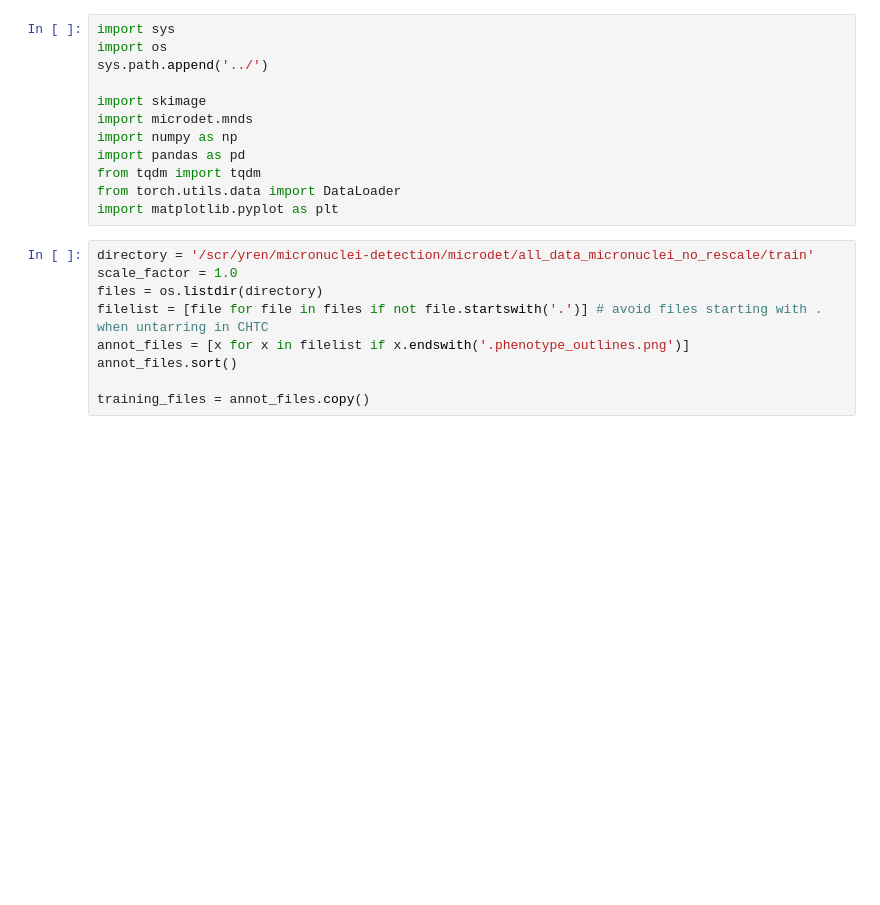
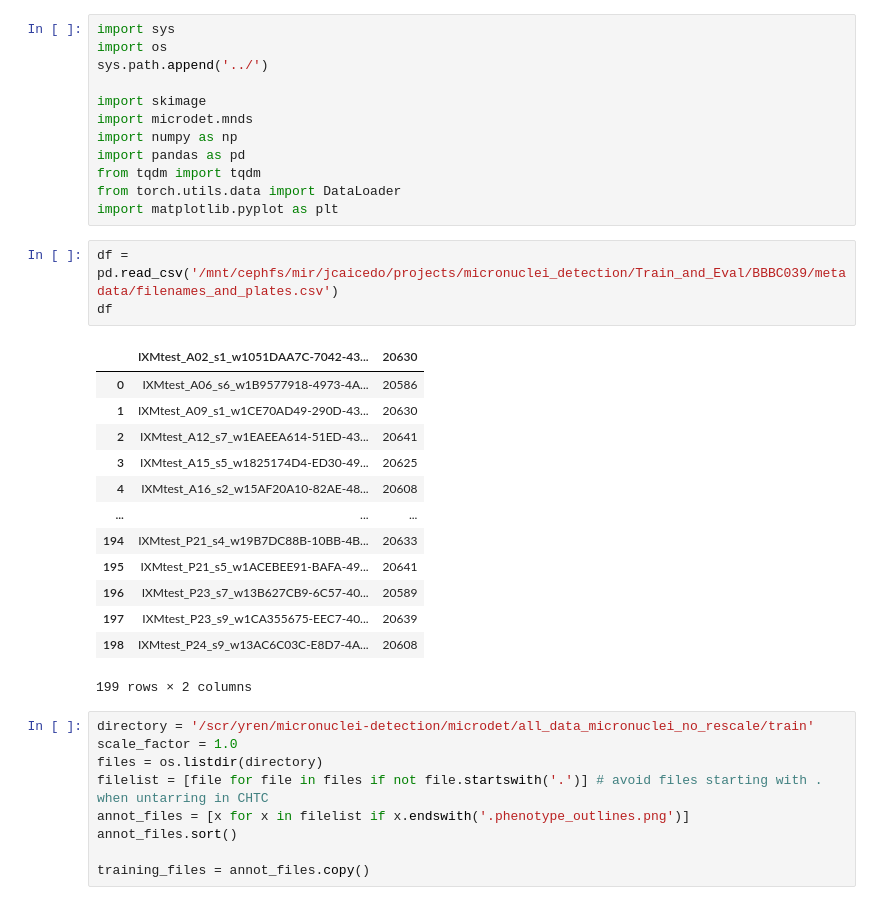
Before and after one commit to CaicedoLab/micronuclei-detection, a Jupyter notebook: notebooks/test_dataset.ipynb, the cells around one changed output. Drawn from its saved outputs; the diff is of its cells as text; blank space fills up the shorter version.

```diff
--- a/notebooks/test_dataset.ipynb
+++ b/notebooks/test_dataset.ipynb
@@ -10,6 +10,23 @@ import pandas as pd
 from tqdm import tqdm
 from torch.utils.data import DataLoader
 import matplotlib.pyplot as plt
+# %%
+df = pd.read_csv('/mnt/cephfs/mir/jcaicedo/projects/micronuclei_detection/Train_and_Eval/BBBC039/metadata/filenames_and_plates.csv')
+df
+# %% [output]
+|  | IXMtest_A02_s1_w1051DAA7C-7042-43... | 20630 |
+| 0 | IXMtest_A06_s6_w1B9577918-4973-4A... | 20586 |
+| 1 | IXMtest_A09_s1_w1CE70AD49-290D-43... | 20630 |
+| 2 | IXMtest_A12_s7_w1EAEEA614-51ED-43... | 20641 |
+| 3 | IXMtest_A15_s5_w1825174D4-ED30-49... | 20625 |
+| 4 | IXMtest_A16_s2_w15AF20A10-82AE-48... | 20608 |
+| ... | ... | ... |
+| 194 | IXMtest_P21_s4_w19B7DC88B-10BB-4B... | 20633 |
+| 195 | IXMtest_P21_s5_w1ACEBEE91-BAFA-49... | 20641 |
+| 196 | IXMtest_P23_s7_w13B627CB9-6C57-40... | 20589 |
+| 197 | IXMtest_P23_s9_w1CA355675-EEC7-40... | 20639 |
+| 198 | IXMtest_P24_s9_w13AC6C03C-E8D7-4A... | 20608 |
+199 rows × 2 columns
 # %%
 directory = '/scr/yren/micronuclei-detection/microdet/all_data_micronuclei_no_rescale/train'
 scale_factor = 1.0
```
Also changed, not shown: parts of 1 cell of this notebook, 19 other files.
